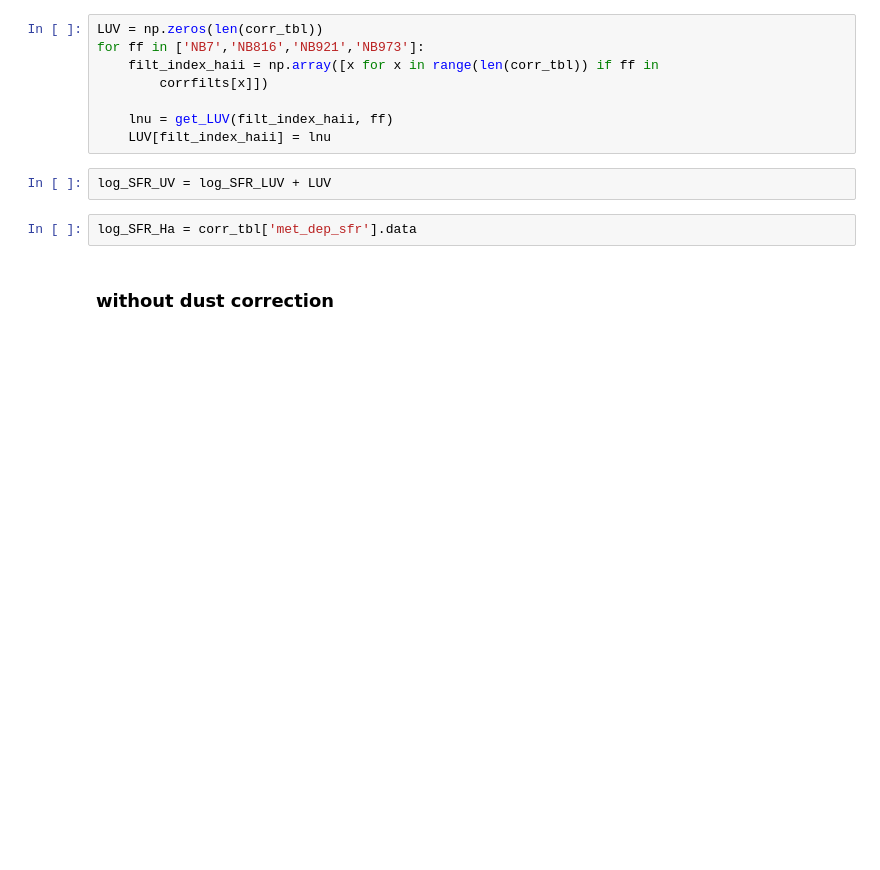
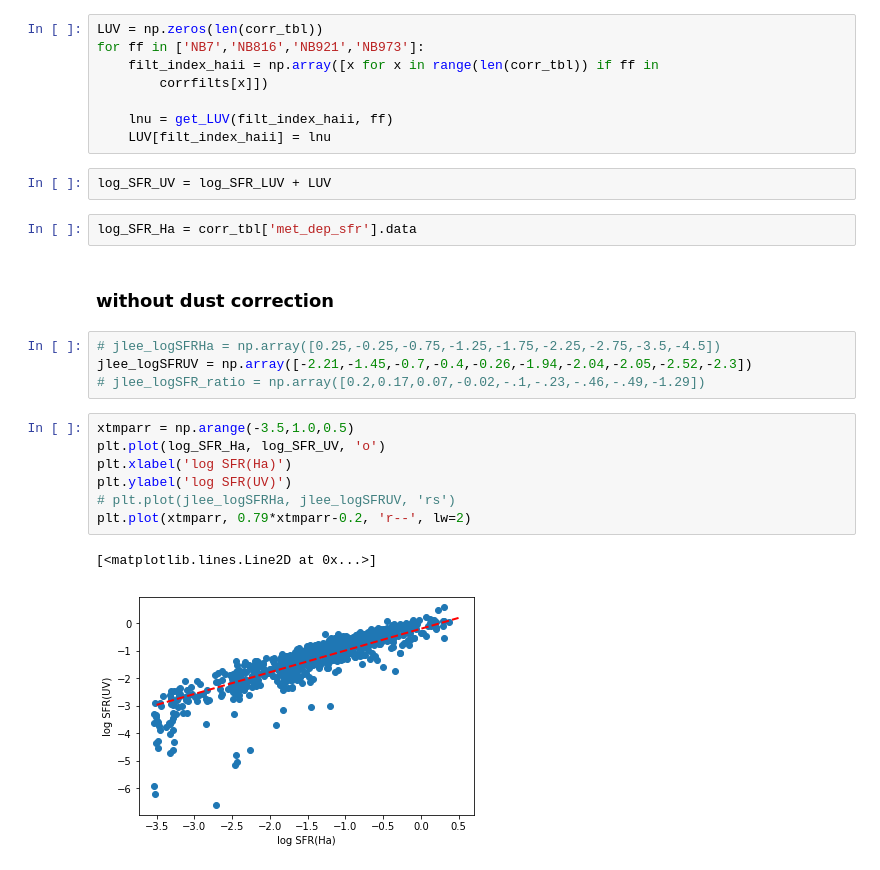
Before and after one commit to kaitshin/LowM_MainSequence, a Jupyter notebook: uv_stuff.ipynb, the cells around one changed output. Saved outputs shown, nothing was run; the diff lists cells and outputs as text; blank space fills up the shorter version.

```diff
--- a/uv_stuff.ipynb
+++ b/uv_stuff.ipynb
@@ -141,3 +165,17 @@ log_SFR_UV = log_SFR_LUV + LUV
 log_SFR_Ha = corr_tbl['met_dep_sfr'].data
 # %% [markdown]
 ### without dust correction
+# %%
+# jlee_logSFRHa = np.array([0.25,-0.25,-0.75,-1.25,-1.75,-2.25,-2.75,-3.5,-4.5])
+jlee_logSFRUV = np.array([-2.21,-1.45,-0.7,-0.4,-0.26,-1.94,-2.04,-2.05,-2.52,-2.3])
+# jlee_logSFR_ratio = np.array([0.2,0.17,0.07,-0.02,-.1,-.23,-.46,-.49,-1.29])
+# %%
+xtmparr = np.arange(-3.5,1.0,0.5)
+plt.plot(log_SFR_Ha, log_SFR_UV, 'o')
+plt.xlabel('log SFR(Ha)')
+plt.ylabel('log SFR(UV)')
+# plt.plot(jlee_logSFRHa, jlee_logSFRUV, 'rs')
+plt.plot(xtmparr, 0.79*xtmparr-0.2, 'r--', lw=2)
+# %% [output]
+[<matplotlib.lines.Line2D at 0x...>]
+[figure, added]
```
Also changed, not shown: parts of 10 cells of this notebook.
